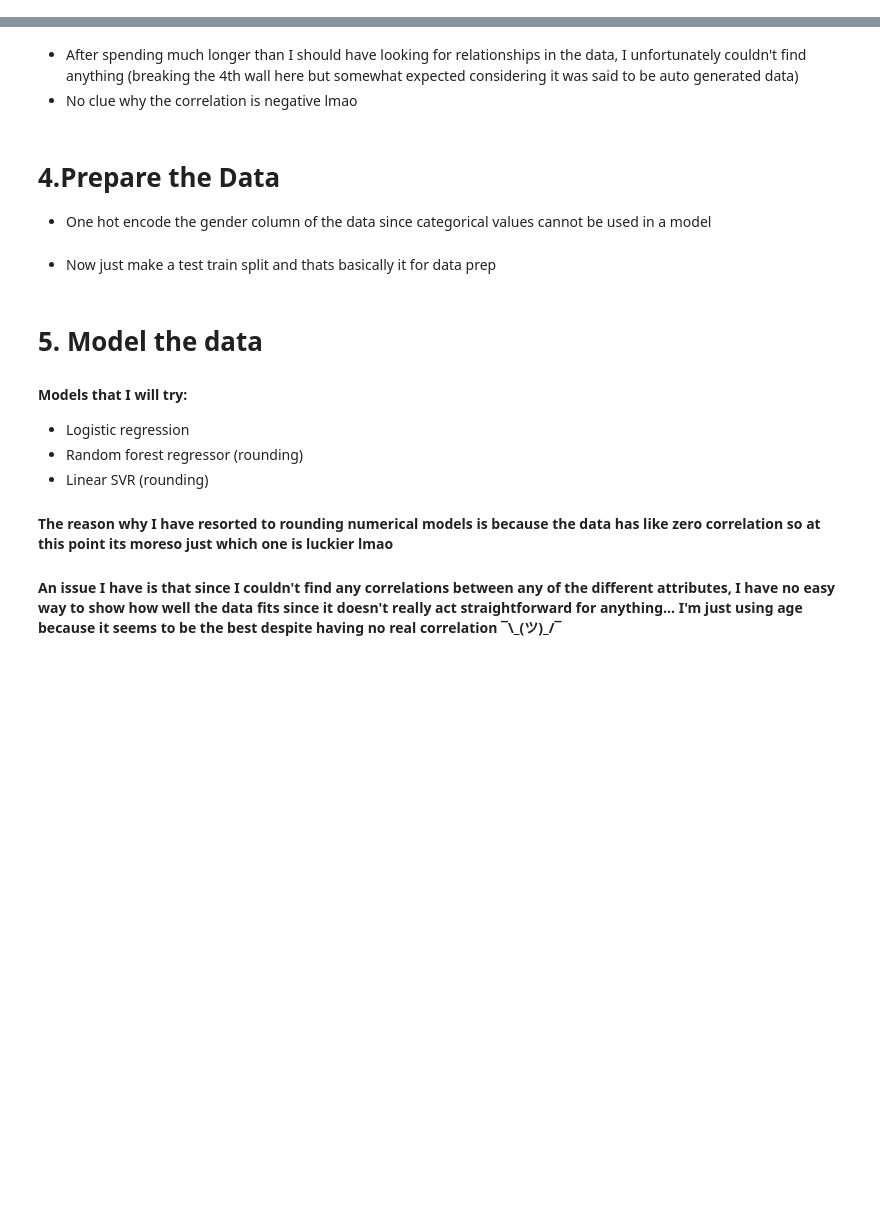
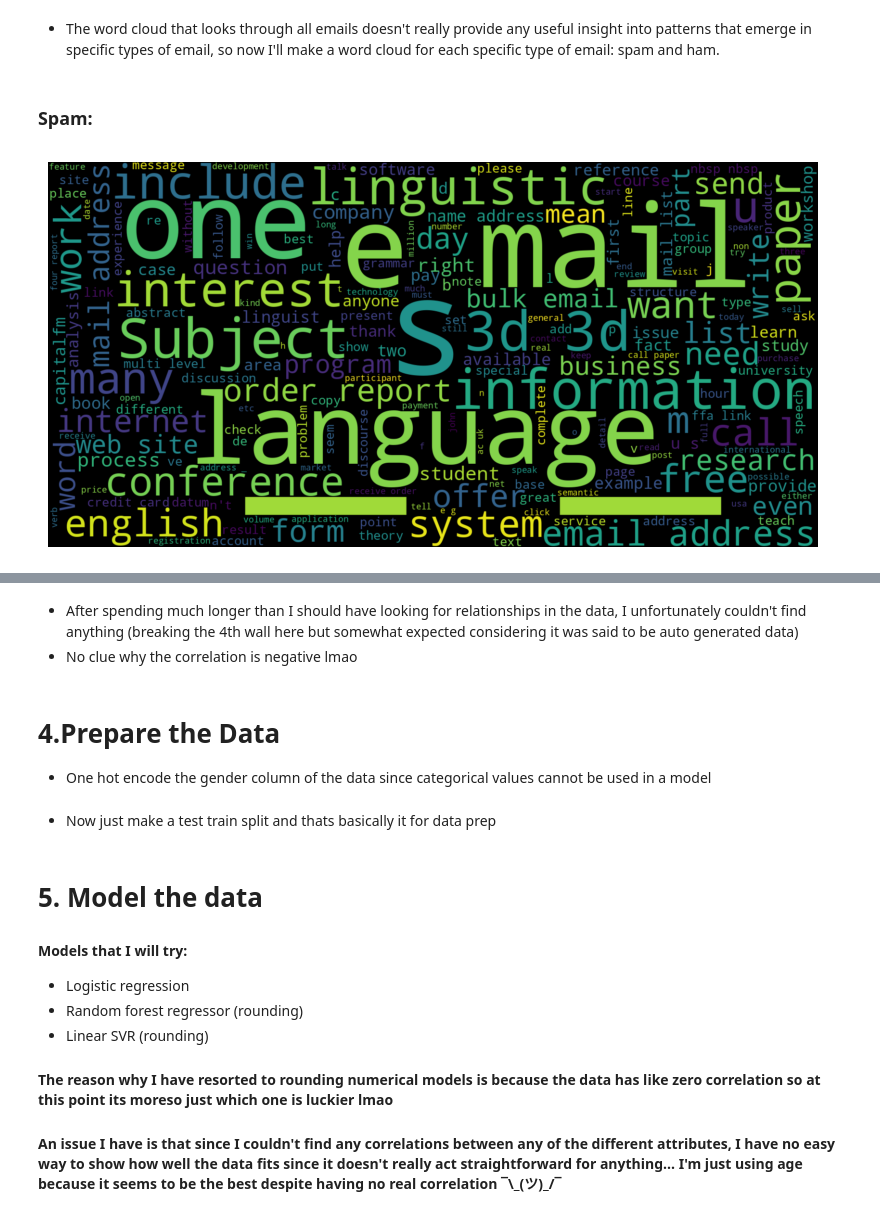
Before and after one commit to victorbjafet/project3ML, a Jupyter notebook: Project_3.ipynb, the cells around one changed output, grey strips where cells are left out. Cells and saved outputs as stored; diff of their text form; code cells hidden in the pictures; blank space fills up the shorter version.

```diff
--- a/Project_3.ipynb
+++ b/Project_3.ipynb
@@ -94,0 +67,16 @@ Name: Purchased, dtype: float64
+# %% [markdown]
+- The word cloud that looks through all emails doesn't really provide any useful insight into patterns that emerge in specific types of email, so now I'll make a word cloud for each specific type of email: spam and ham.
+# %% [markdown]
+### Spam:
+# %%
+spam_dataframe = dataframe[dataframe.Spam == True]
+text = dataframe["Content"].str.cat(sep='\n') #combine EVERY SINGLE ROW OF TEXT into A SINGLE STRING.....
+# print(text[:10000]) #just checking that it works lol
+
+spam_wordcloud = WordCloud(width=1600, height=800).generate(text) #make the word cloud with a high resolution to see lots of detail
+plt.figure(figsize=(10,5)) #increase size of image
+plt.imshow(spam_wordcloud, interpolation='bilinear')
+plt.axis("off")
+plt.show()
+# %% [output]
+[figure, added]
```
Also changed, not shown: parts of 14 cells of this notebook.
